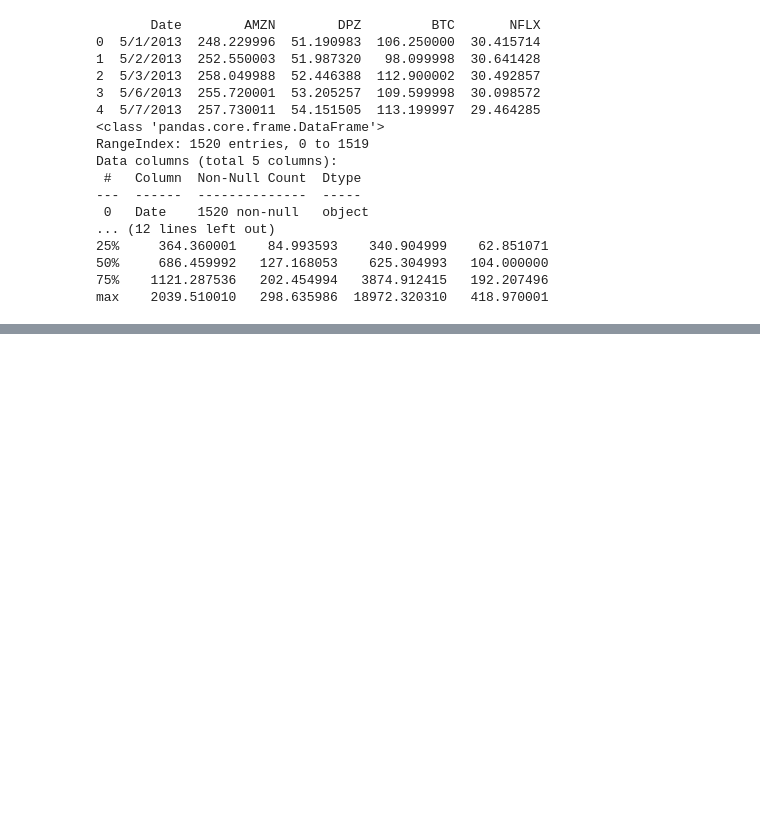
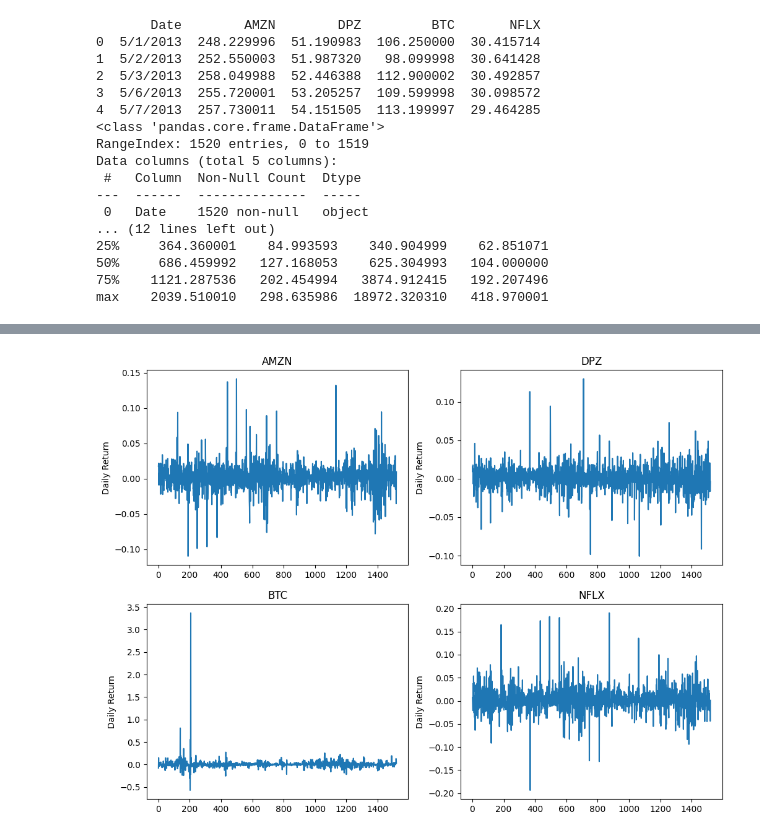
Before and after one commit to fullstackengineer777/Stock_Price_Analysis_Prediction_Using_LSTM, a Jupyter notebook: stock_price.ipynb, the cells around one changed output, grey strips where cells are left out. Cells and saved outputs as stored; diff of their text form; code cells hidden in the pictures; blank space fills up the shorter version.

```diff
--- a/stock_price.ipynb
+++ b/stock_price.ipynb
@@ -67,0 +63,14 @@ max    2039.510010   298.635986  18972.320310   418.970001
+# %%
+#What was the daily return of the stock on average?
+plt.figure(figsize=(12, 9))
+daily_ret_dic = {}
+for stock in stock_list:
+    daily_ret_dic[stock] = stock_data[stock].pct_change()
+
+for i , stock in enumerate(stock_list, 1):
+    plt.subplot(2,2,i)
+    plt.ylabel("Daily Return")
+    plt.title(stock)
+    daily_ret_dic[stock].plot()
+# %% [output]
+[figure, added]
```
Also changed, not shown: parts of 5 cells of this notebook.
